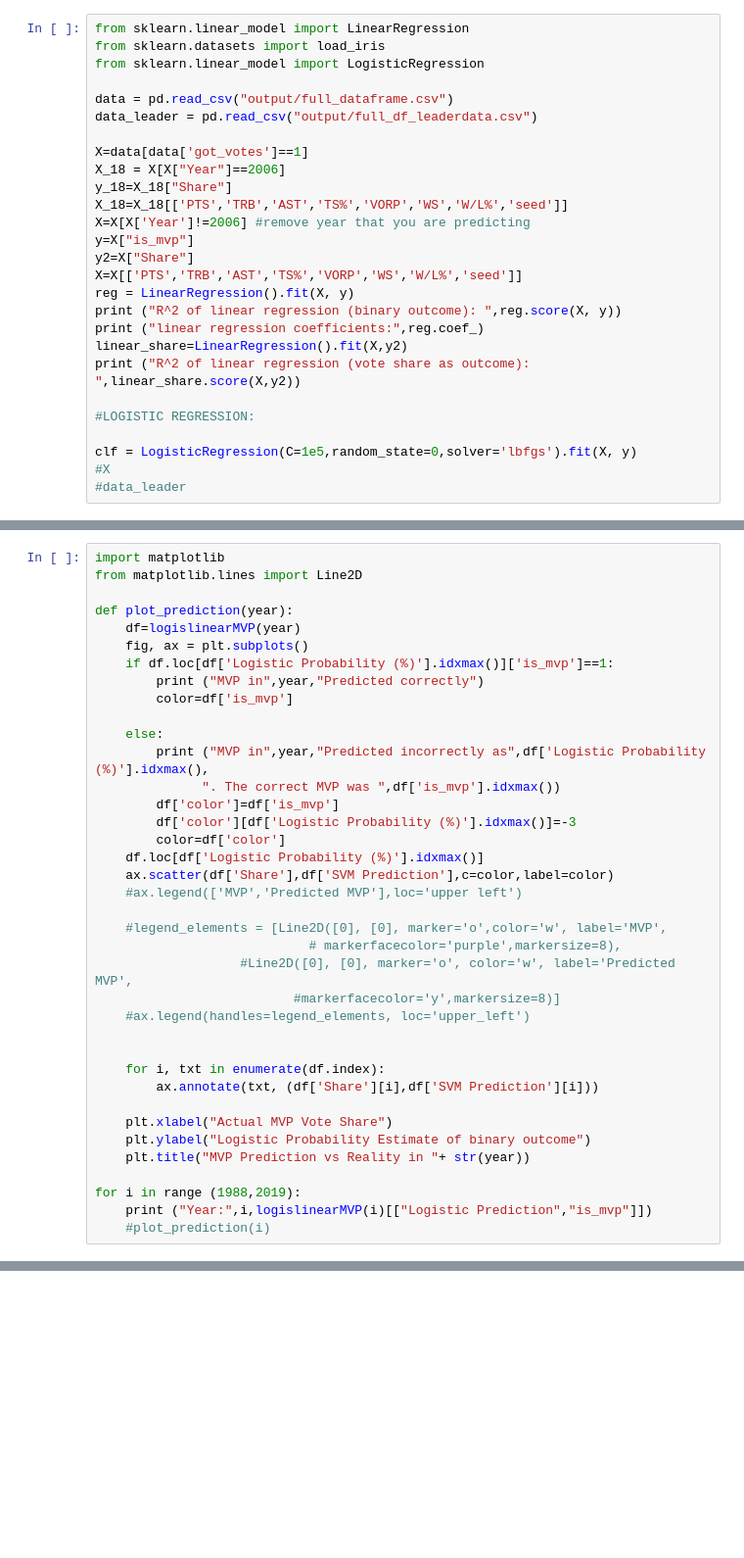
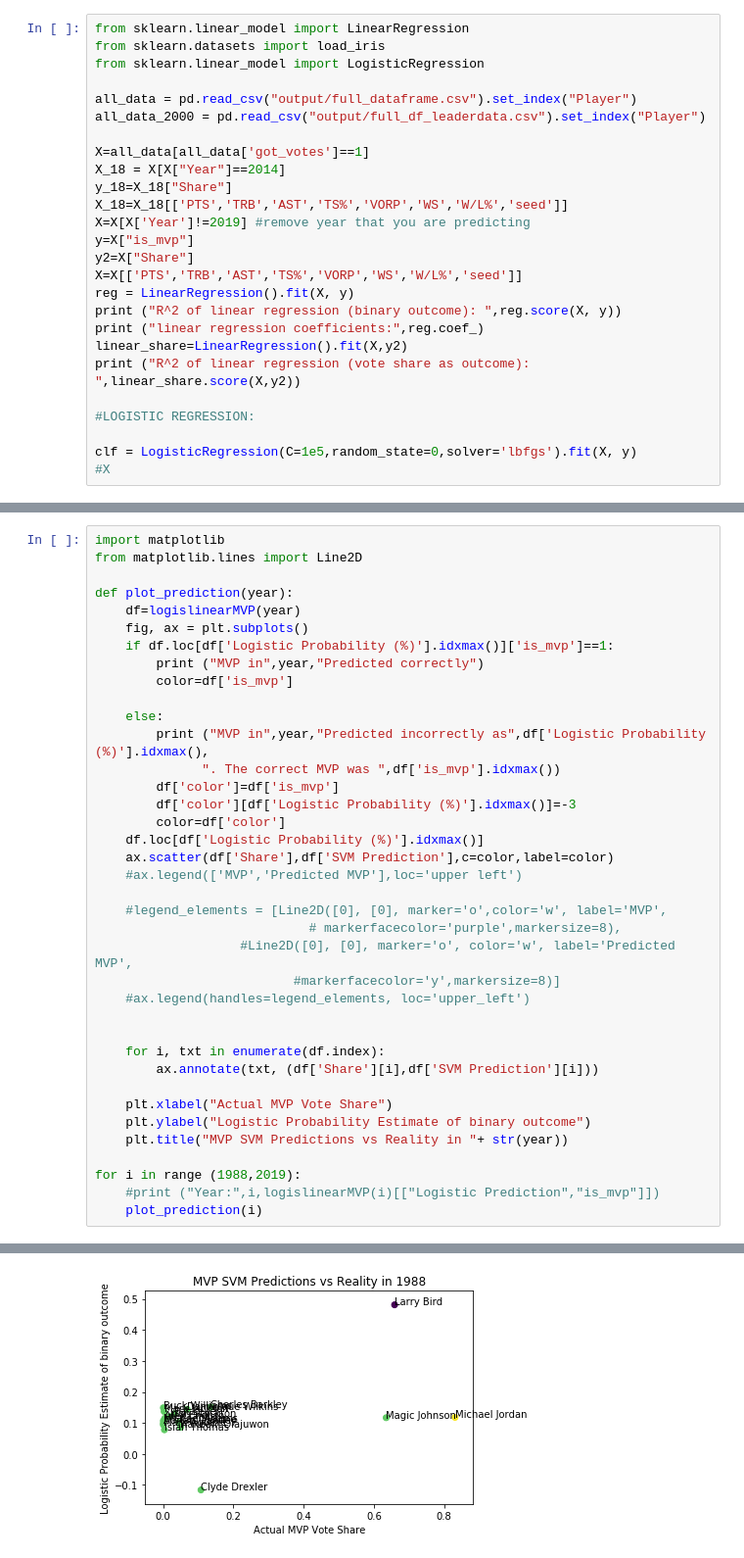
Before and after one commit to yoelferd/NBA-analytics, a Jupyter notebook: third_regressions_and_plots.ipynb, the cells around one changed output, grey strips where cells are left out. Shown at 98% size. Drawn from its saved outputs; the diff is of its cells as text; blank space fills up the shorter version.

```diff
--- a/third_regressions_and_plots.ipynb
+++ b/third_regressions_and_plots.ipynb
@@ -23,14 +27,14 @@ from sklearn.linear_model import LinearRegression
 from sklearn.datasets import load_iris
 from sklearn.linear_model import LogisticRegression
 
-data = pd.read_csv("output/full_dataframe.csv")
-data_leader = pd.read_csv("output/full_df_leaderdata.csv")
+all_data = pd.read_csv("output/full_dataframe.csv").set_index("Player")
+all_data_2000 = pd.read_csv("output/full_df_leaderdata.csv").set_index("Player")
 
-X=data[data['got_votes']==1]
-X_18 = X[X["Year"]==2006]
+X=all_data[all_data['got_votes']==1]
+X_18 = X[X["Year"]==2014]
 y_18=X_18["Share"]
 X_18=X_18[['PTS','TRB','AST','TS%','VORP','WS','W/L%','seed']]
-X=X[X['Year']!=2006] #remove year that you are predicting
+X=X[X['Year']!=2019] #remove year that you are predicting
 y=X["is_mvp"]
 y2=X["Share"]
 X=X[['PTS','TRB','AST','TS%','VORP','WS','W/L%','seed']]
@@ -44,5 +48,4 @@ print ("R^2 of linear regression (vote share as outcome): ",linear_share.score(X
 
 clf = LogisticRegression(C=1e5,random_state=0,solver='lbfgs').fit(X, y)
 #X
-#data_leader
 # %% [output]
@@ -209,8 +304,9 @@ def plot_prediction(year):
 
     plt.xlabel("Actual MVP Vote Share")
     plt.ylabel("Logistic Probability Estimate of binary outcome")
-    plt.title("MVP Prediction vs Reality in "+ str(year))
+    plt.title("MVP SVM Predictions vs Reality in "+ str(year))
 
 for i in range (1988,2019):
-    print ("Year:",i,logislinearMVP(i)[["Logistic Prediction","is_mvp"]])
-    #plot_prediction(i)
+    #print ("Year:",i,logislinearMVP(i)[["Logistic Prediction","is_mvp"]])
+    plot_prediction(i)
+# %% [output]
@@ -216,0 +348 @@ for i in range (1988,2019):
+[figure, added]
```
Also changed, not shown: parts of 10 cells of this notebook, 1 other file.
